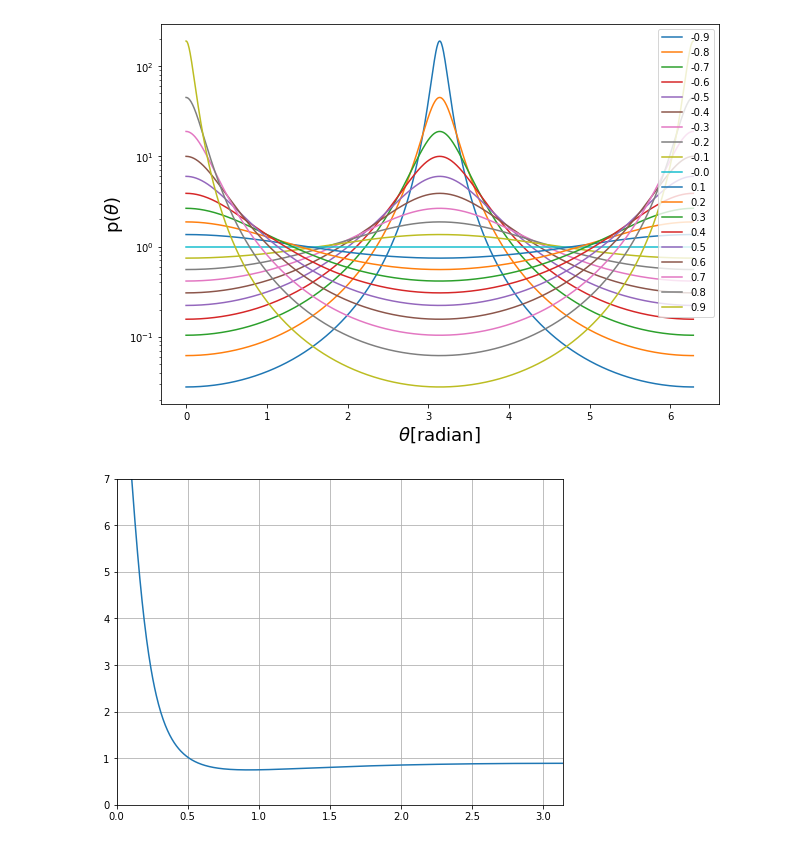
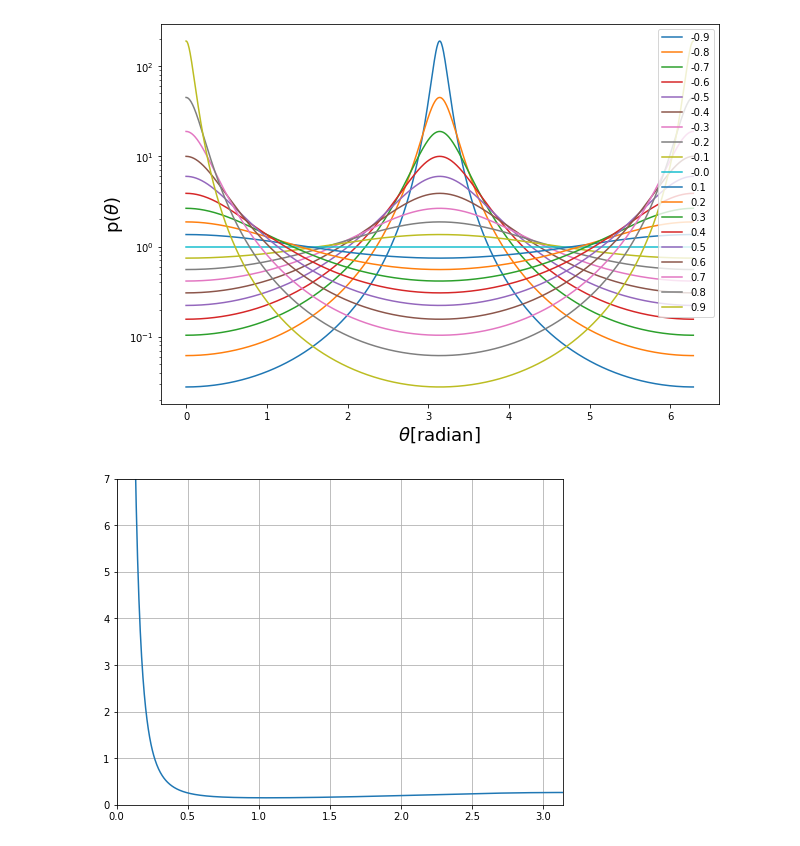
Before and after one commit to ruoyanwangdr/Cataloging-and-Visualizing-Cradles-of-Planet-Formation, a Jupyter notebook: diskmodel/Henyey-Greenstein scattering function.ipynb, the cells around one changed output. Drawn from its saved outputs; the diff is of its cells as text; code cells hidden in the pictures.

```diff
--- a/diskmodel/Henyey-Greenstein scattering function.ipynb
+++ b/diskmodel/Henyey-Greenstein scattering function.ipynb
@@ -23,28 +23,28 @@ plt.show()
 # %% [output]
 [figure]
 # %%
-g1 = 4.0#0.99
-g2 = 0.82#-0.14
-w1 = 0.99
+g1 = 0.99 #4.0
+g2 = -0.14 #0.82
+w1 = 0.83
 w2 = 0.17
 g = -0.9
 phi = np.linspace(0, np.pi, 1000)
 
 def hg(g, phi):
     p = (1 - g**2)/(1 + g**2 - 2*g*np.cos(phi))**(3/2)
     return p
 #plt.figure()
 #plt.plot(phi, hg(g,phi))
 #plt.yscale('log')
 
 def hg2(g1, w1, g2, w2, phi):
     p2 = w1*hg(g1, phi) + w2*hg(g2, phi)
     return p2
 
 plt.figure(figsize=(8,6))
-plt.plot(phi,hg2(g1, w1, g2, w2, phi)+1)
+plt.plot(phi,hg2(g1, w1, g2, w2, phi))
 plt.xlim(0, np.pi)
 plt.ylim(0,7)
 plt.grid()
 # %% [output]
-[figure, old version]
+[figure, new version]
```
